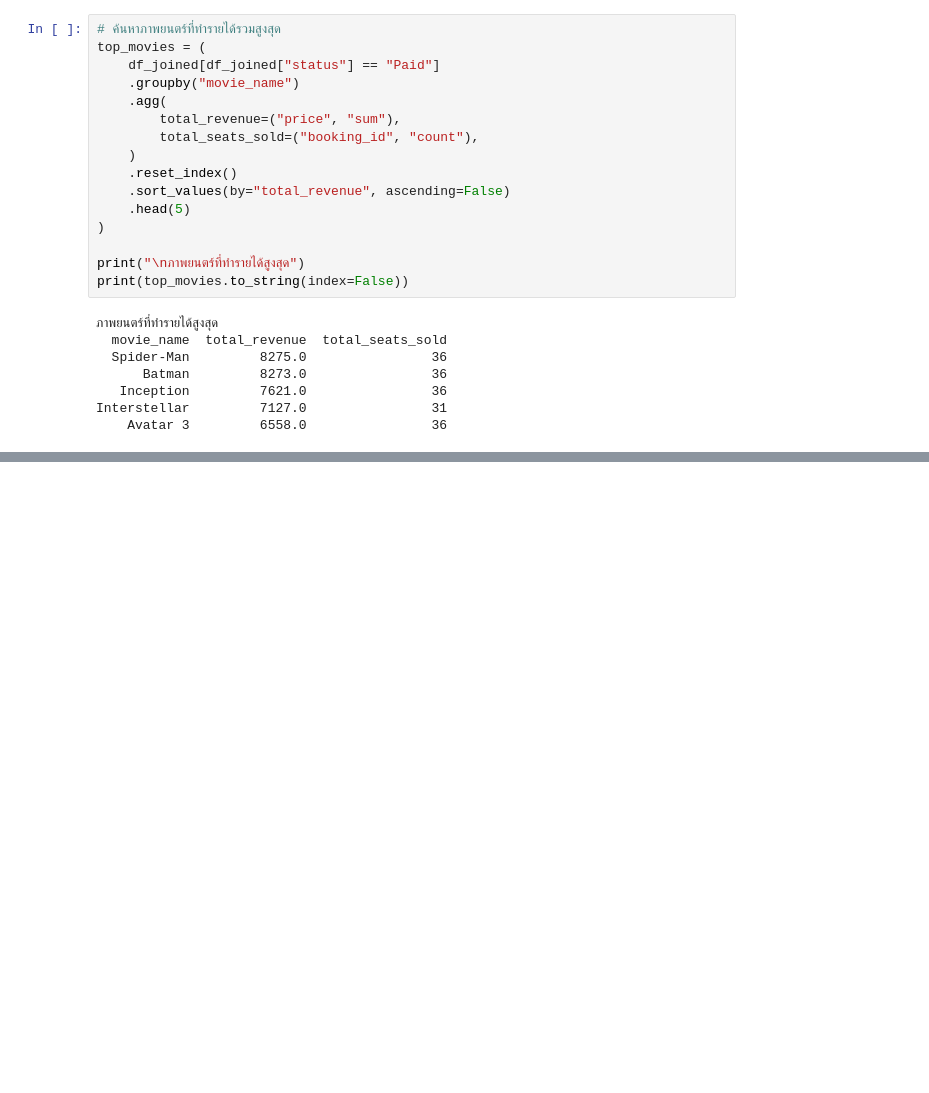
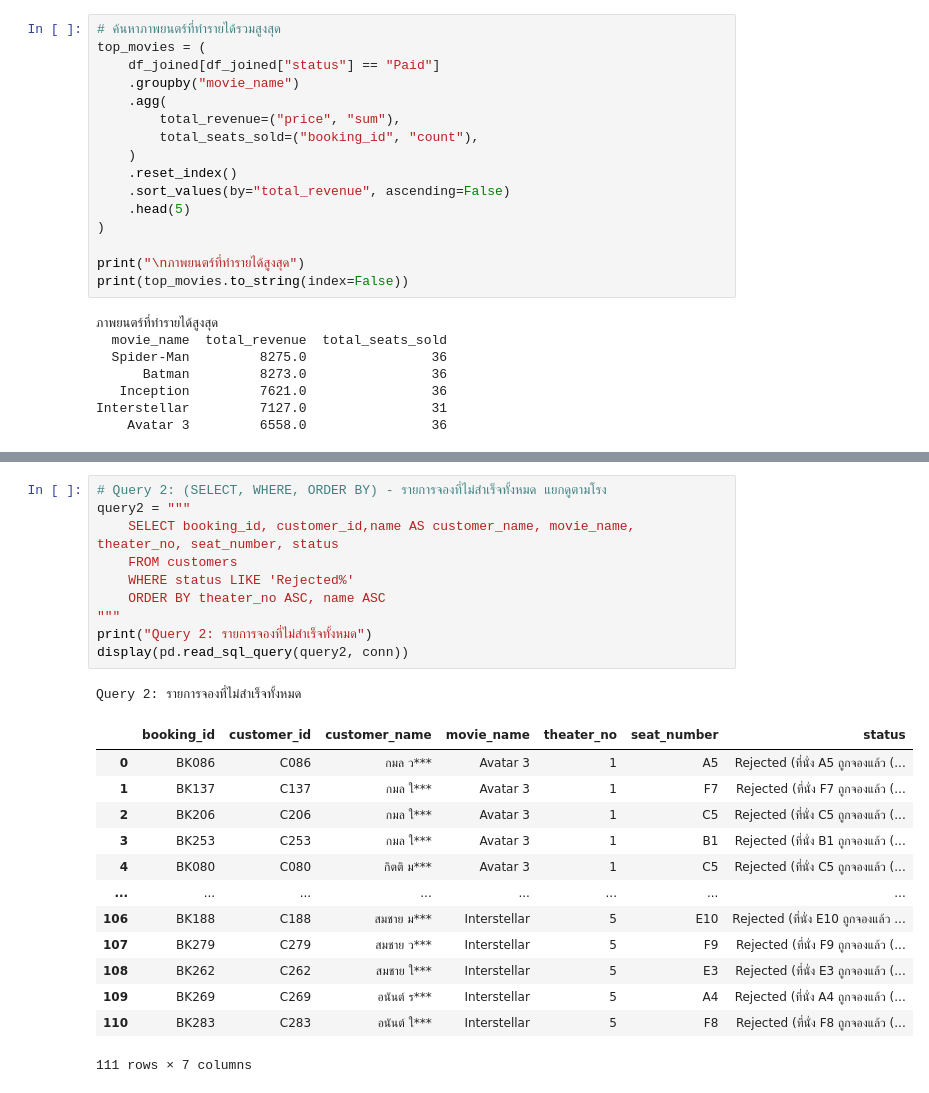
Before and after one commit to natthamonsmn/Cinema_Team, a Jupyter notebook: Cinema.ipynb, the cells around one changed output, grey strips where cells are left out. Saved outputs shown, nothing was run; the diff lists cells and outputs as text; blank space fills up the shorter version.

```diff
--- a/Cinema.ipynb
+++ b/Cinema.ipynb
@@ -923,0 +1001,25 @@ Interstellar         7127.0                31
+# %%
+# Query 2: (SELECT, WHERE, ORDER BY) - รายการจองที่ไม่สำเร็จทั้งหมด แยกดูตามโรง
+query2 = """
+    SELECT booking_id, customer_id,name AS customer_name, movie_name, theater_no, seat_number, status
+    FROM customers
+    WHERE status LIKE 'Rejected%'
+    ORDER BY theater_no ASC, name ASC
+"""
+print("Query 2: รายการจองที่ไม่สำเร็จทั้งหมด")
+display(pd.read_sql_query(query2, conn))
+# %% [output]
+Query 2: รายการจองที่ไม่สำเร็จทั้งหมด
+|  | booking_id | customer_id | customer_name | movie_name | theater_no | seat_number | status |
+| 0 | BK086 | C086 | กมล ว*** | Avatar 3 | 1 | A5 | Rejected (ที่นั่ง A5 ถูกจองแล้ว (... |
+| 1 | BK137 | C137 | กมล ใ*** | Avatar 3 | 1 | F7 | Rejected (ที่นั่ง F7 ถูกจองแล้ว (... |
+| 2 | BK206 | C206 | กมล ใ*** | Avatar 3 | 1 | C5 | Rejected (ที่นั่ง C5 ถูกจองแล้ว (... |
+| 3 | BK253 | C253 | กมล ใ*** | Avatar 3 | 1 | B1 | Rejected (ที่นั่ง B1 ถูกจองแล้ว (... |
+| 4 | BK080 | C080 | กิตติ ม*** | Avatar 3 | 1 | C5 | Rejected (ที่นั่ง C5 ถูกจองแล้ว (... |
+| ... | ... | ... | ... | ... | ... | ... | ... |
+| 106 | BK188 | C188 | สมชาย ม*** | Interstellar | 5 | E10 | Rejected (ที่นั่ง E10 ถูกจองแล้ว ... |
+| 107 | BK279 | C279 | สมชาย ว*** | Interstellar | 5 | F9 | Rejected (ที่นั่ง F9 ถูกจองแล้ว (... |
+| 108 | BK262 | C262 | สมชาย ใ*** | Interstellar | 5 | E3 | Rejected (ที่นั่ง E3 ถูกจองแล้ว (... |
+| 109 | BK269 | C269 | อนันต์ ร*** | Interstellar | 5 | A4 | Rejected (ที่นั่ง A4 ถูกจองแล้ว (... |
+| 110 | BK283 | C283 | อนันต์ ใ*** | Interstellar | 5 | F8 | Rejected (ที่นั่ง F8 ถูกจองแล้ว (... |
+111 rows × 7 columns
```
Also changed, not shown: parts of 13 cells of this notebook.
